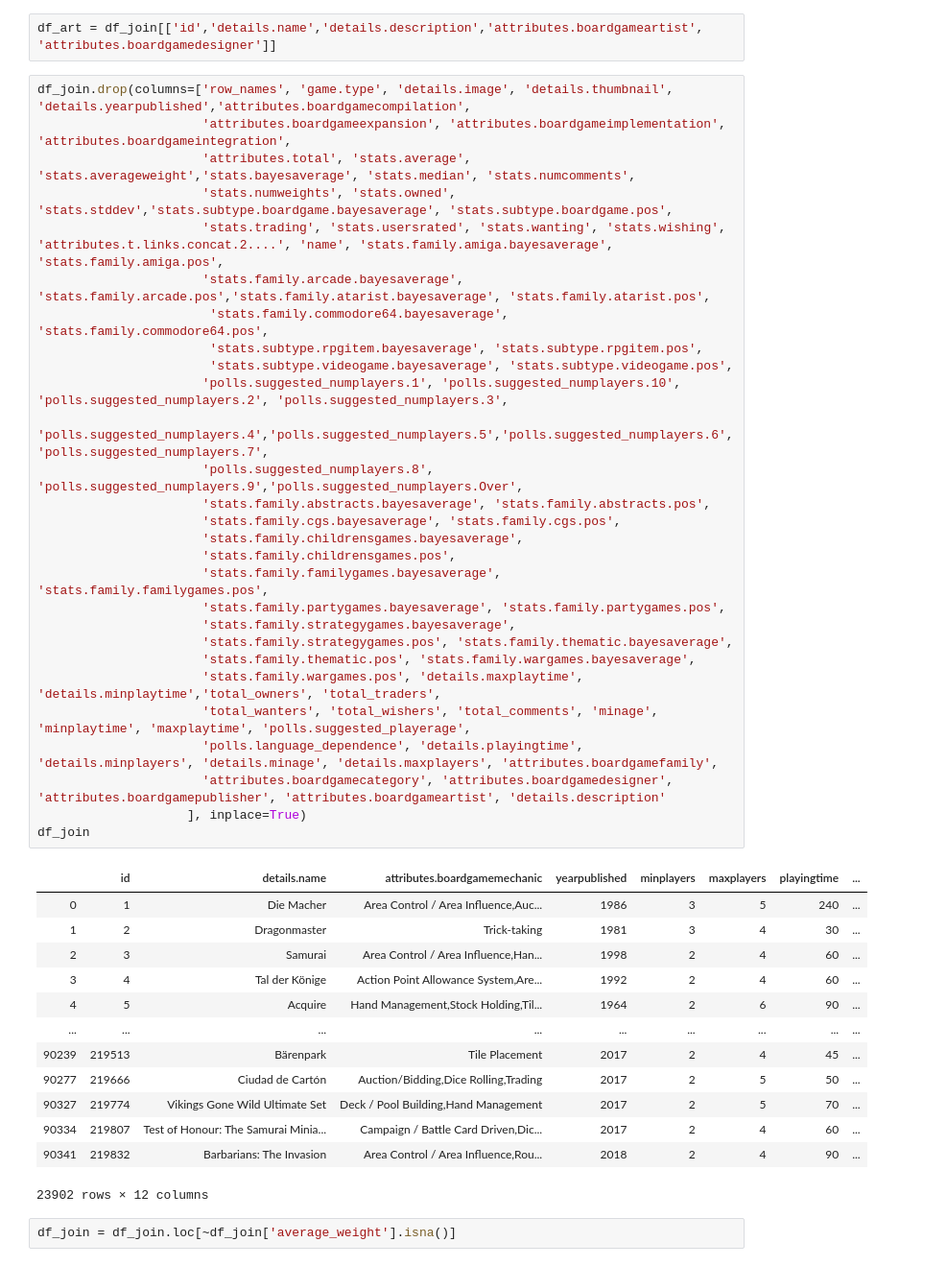
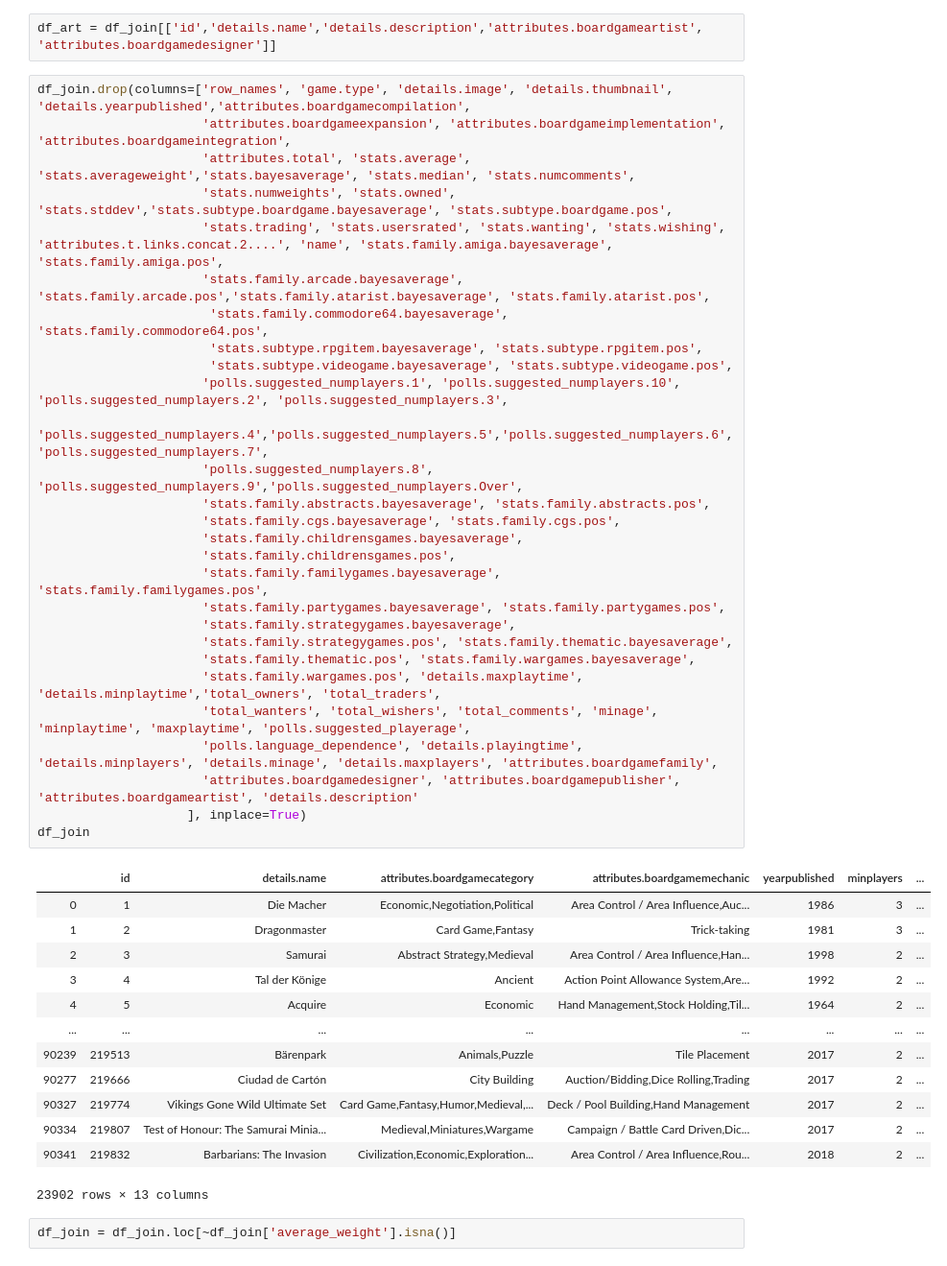
Before and after one commit to JoeSRead/BGG-Predictor-, a Jupyter notebook: scratch.ipynb, the cells around one changed output. Shown at 96% size. Drawn from its saved outputs; the diff is of its cells as text.

```diff
--- a/scratch.ipynb
+++ b/scratch.ipynb
@@ -260,45 +260,45 @@ df_art = df_join[['id','details.name','details.description','attributes.boardgam
 # %%
 df_join.drop(columns=['row_names', 'game.type', 'details.image', 'details.thumbnail', 'details.yearpublished','attributes.boardgamecompilation',
                       'attributes.boardgameexpansion', 'attributes.boardgameimplementation', 'attributes.boardgameintegration',
                       'attributes.total', 'stats.average', 'stats.averageweight','stats.bayesaverage', 'stats.median', 'stats.numcomments',
                       'stats.numweights', 'stats.owned', 'stats.stddev','stats.subtype.boardgame.bayesaverage', 'stats.subtype.boardgame.pos',
                       'stats.trading', 'stats.usersrated', 'stats.wanting', 'stats.wishing', 'attributes.t.links.concat.2....', 'name', 'stats.family.amiga.bayesaverage', 'stats.family.amiga.pos',
                       'stats.family.arcade.bayesaverage', 'stats.family.arcade.pos','stats.family.atarist.bayesaverage', 'stats.family.atarist.pos',
                        'stats.family.commodore64.bayesaverage', 'stats.family.commodore64.pos',
                        'stats.subtype.rpgitem.bayesaverage', 'stats.subtype.rpgitem.pos',
                        'stats.subtype.videogame.bayesaverage', 'stats.subtype.videogame.pos',
                       'polls.suggested_numplayers.1', 'polls.suggested_numplayers.10', 'polls.suggested_numplayers.2', 'polls.suggested_numplayers.3',
                       'polls.suggested_numplayers.4','polls.suggested_numplayers.5','polls.suggested_numplayers.6','polls.suggested_numplayers.7',
                       'polls.suggested_numplayers.8', 'polls.suggested_numplayers.9','polls.suggested_numplayers.Over',
                       'stats.family.abstracts.bayesaverage', 'stats.family.abstracts.pos',
                       'stats.family.cgs.bayesaverage', 'stats.family.cgs.pos',
                       'stats.family.childrensgames.bayesaverage',
                       'stats.family.childrensgames.pos',
                       'stats.family.familygames.bayesaverage', 'stats.family.familygames.pos',
                       'stats.family.partygames.bayesaverage', 'stats.family.partygames.pos',
                       'stats.family.strategygames.bayesaverage',
                       'stats.family.strategygames.pos', 'stats.family.thematic.bayesaverage',
                       'stats.family.thematic.pos', 'stats.family.wargames.bayesaverage',
                       'stats.family.wargames.pos', 'details.maxplaytime', 'details.minplaytime','total_owners', 'total_traders',
                       'total_wanters', 'total_wishers', 'total_comments', 'minage', 'minplaytime', 'maxplaytime', 'polls.suggested_playerage',
                       'polls.language_dependence', 'details.playingtime', 'details.minplayers', 'details.minage', 'details.maxplayers', 'attributes.boardgamefamily',
-                      'attributes.boardgamecategory', 'attributes.boardgamedesigner', 'attributes.boardgamepublisher', 'attributes.boardgameartist', 'details.description'
+                      'attributes.boardgamedesigner', 'attributes.boardgamepublisher', 'attributes.boardgameartist', 'details.description'
                     ], inplace=True)
 df_join
 # %% [output]
-|  | id | details.name | attributes.boardgamemechanic | yearpublished | minplayers | maxplayers | playingtime | ... |
-| 0 | 1 | Die Macher | Area Control / Area Influence,Auc... | 1986 | 3 | 5 | 240 | ... |
-| 1 | 2 | Dragonmaster | Trick-taking | 1981 | 3 | 4 | 30 | ... |
-| 2 | 3 | Samurai | Area Control / Area Influence,Han... | 1998 | 2 | 4 | 60 | ... |
-| 3 | 4 | Tal der Könige | Action Point Allowance System,Are... | 1992 | 2 | 4 | 60 | ... |
-| 4 | 5 | Acquire | Hand Management,Stock Holding,Til... | 1964 | 2 | 6 | 90 | ... |
-| ... | ... | ... | ... | ... | ... | ... | ... | ... |
-| 90239 | 219513 | Bärenpark | Tile Placement | 2017 | 2 | 4 | 45 | ... |
-| 90277 | 219666 | Ciudad de Cartón | Auction/Bidding,Dice Rolling,Trading | 2017 | 2 | 5 | 50 | ... |
-| 90327 | 219774 | Vikings Gone Wild Ultimate Set | Deck / Pool Building,Hand Management | 2017 | 2 | 5 | 70 | ... |
-| 90334 | 219807 | Test of Honour: The Samurai Minia... | Campaign / Battle Card Driven,Dic... | 2017 | 2 | 4 | 60 | ... |
-| 90341 | 219832 | Barbarians: The Invasion | Area Control / Area Influence,Rou... | 2018 | 2 | 4 | 90 | ... |
+|  | id | details.name | attributes.boardgamecategory | attributes.boardgamemechanic | yearpublished | minplayers | ... |
+| 0 | 1 | Die Macher | Economic,Negotiation,Political | Area Control / Area Influence,Auc... | 1986 | 3 | ... |
+| 1 | 2 | Dragonmaster | Card Game,Fantasy | Trick-taking | 1981 | 3 | ... |
+| 2 | 3 | Samurai | Abstract Strategy,Medieval | Area Control / Area Influence,Han... | 1998 | 2 | ... |
+| 3 | 4 | Tal der Könige | Ancient | Action Point Allowance System,Are... | 1992 | 2 | ... |
+| 4 | 5 | Acquire | Economic | Hand Management,Stock Holding,Til... | 1964 | 2 | ... |
+| ... | ... | ... | ... | ... | ... | ... | ... |
+| 90239 | 219513 | Bärenpark | Animals,Puzzle | Tile Placement | 2017 | 2 | ... |
+| 90277 | 219666 | Ciudad de Cartón | City Building | Auction/Bidding,Dice Rolling,Trading | 2017 | 2 | ... |
+| 90327 | 219774 | Vikings Gone Wild Ultimate Set | Card Game,Fantasy,Humor,Medieval,... | Deck / Pool Building,Hand Management | 2017 | 2 | ... |
+| 90334 | 219807 | Test of Honour: The Samurai Minia... | Medieval,Miniatures,Wargame | Campaign / Battle Card Driven,Dic... | 2017 | 2 | ... |
+| 90341 | 219832 | Barbarians: The Invasion | Civilization,Economic,Exploration... | Area Control / Area Influence,Rou... | 2018 | 2 | ... |
-23902 rows × 12 columns
+23902 rows × 13 columns
 # %%
 df_join = df_join.loc[~df_join['average_weight'].isna()]
 # %%
```
Also changed, not shown: parts of 38 cells of this notebook, 1 other file.
